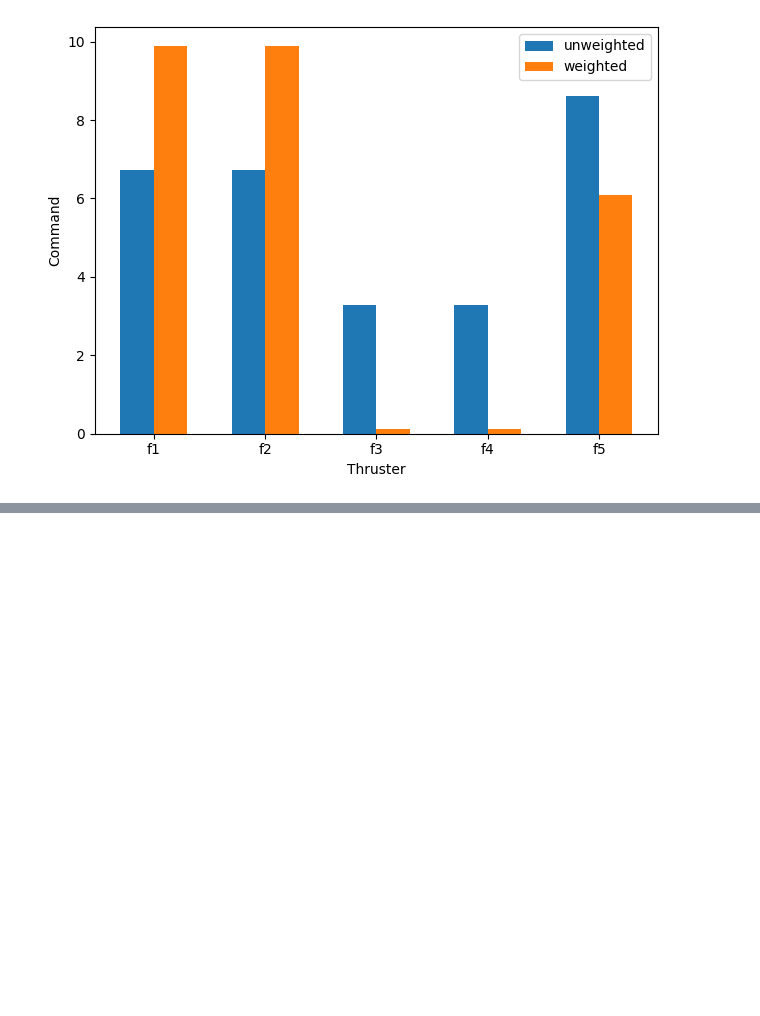
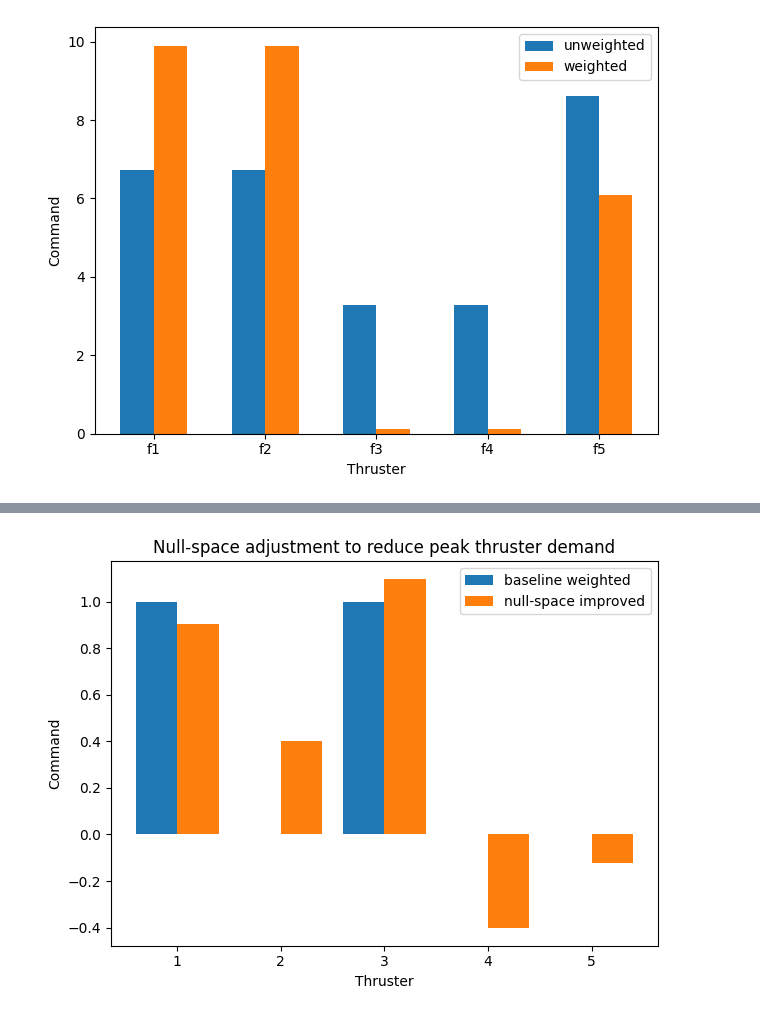
Before and after one commit to NTNU-MCS/TMR4243_LAB, a Jupyter notebook: notebooks/linear_algebra/pseudo_inverse.ipynb, the cells around one changed output, grey strips where cells are left out. Saved outputs shown, nothing was run; the diff lists cells and outputs as text; code cells hidden in the pictures; blank space fills up the shorter version.

Commit message:
feat: add null space example

```diff
--- a/notebooks/linear_algebra/pseudo_inverse.ipynb
+++ b/notebooks/linear_algebra/pseudo_inverse.ipynb
@@ -165,0 +194,39 @@ plt.show()
+# %%
+# Null-space projector for B using the weighted pseudoinverse already computed
+# Thruster configuration / allocation matrix (3x5)
+B = np.array([[1.0, 0.0, 1.0, 0.0, 0.0],
+              [0.0, 1.0, 0.0, 1.0, 0.0],
+              [0.2, 0.2,-0.2,-0.2, 1.0]])
+
+# Commanded generalized force/moment (3,)
+tau_cmd = np.array([10.0, 10.0, 10.0])
+
+# Weight matrix (5x5), SPD. Larger weight => more penalty on that thruster
+W = np.eye(5)
+
+W_inv_BT = np.linalg.solve(W, B.T)     # = W^{-1} B^T  (5x3)
+M = B @ W_inv_BT                       # = B W^{-1} B^T (3x3)
+
+I = np.eye(B.shape[1])
+Q_W = I - B_W_dag @ B  # projects any vector into (approx.) null space of B
+
+tau_cmd = np.array([2.0, 0.0, 0.0])
+
+f_d = np.array([0.0, 0.5, 0.0, -0.5, 0.0])
+
+f = B_W_dag @ tau_cmd
+
+f_star = B_W_dag @ tau_cmd + Q_W @ f_d
+
+
+plt.figure()
+plt.bar(idx - 0.2, f,      width=0.4, label="baseline weighted")
+plt.bar(idx + 0.2, f_star, width=0.4, label="null-space improved")
+plt.xlabel("Thruster")
+plt.ylabel("Command")
+plt.title("Null-space adjustment to reduce peak thruster demand")
+plt.legend()
+plt.tight_layout()
+plt.show()
+# %% [output]
+[figure, added]
```
Also changed, not shown: parts of 1 cell of this notebook.
